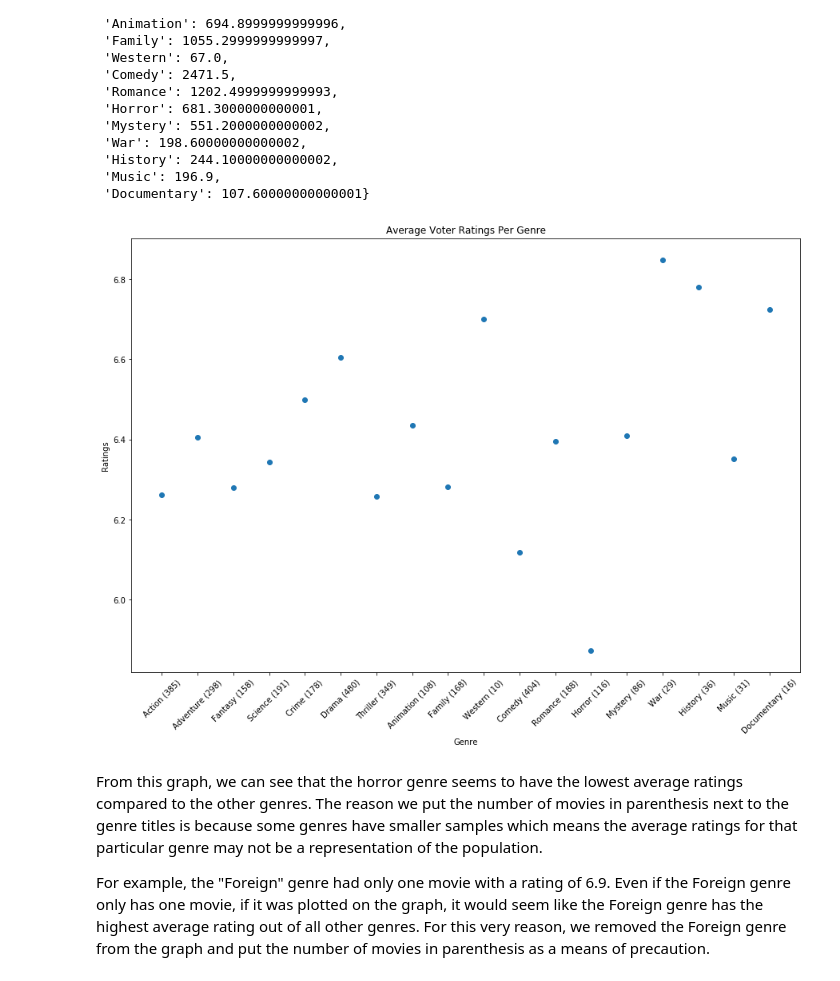
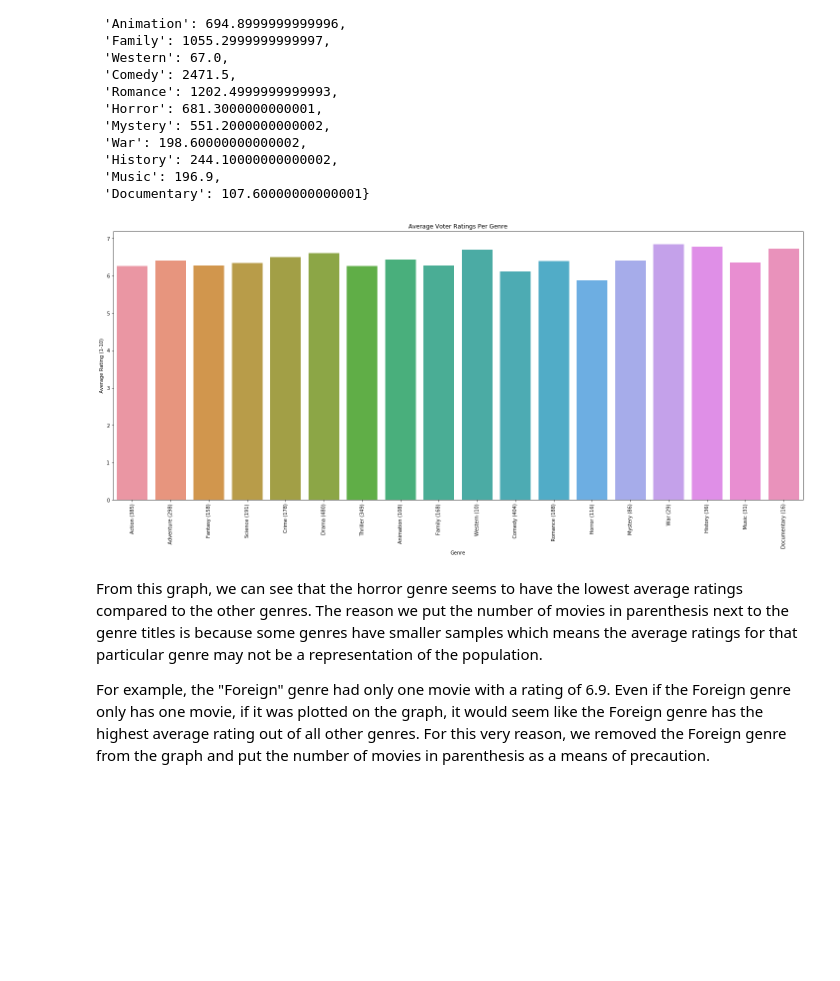
Before and after one commit to atulbharati/kevinh415.github.io, a Jupyter notebook: Movie.ipynb, the cells around one changed output. Saved outputs shown, nothing was run; the diff lists cells and outputs as text; code cells hidden in the pictures; blank space fills up the shorter version.

Commit message:
aesthetics and inflation

```diff
--- a/Movie.ipynb
+++ b/Movie.ipynb
@@ -57,15 +64,15 @@ months, days, and years.
 def get_year(row):
     date = row['release_date']
     y, _, _ = date.split("-")
-    return y
+    return int(y)
 def get_month(row):
     date = row['release_date']
     _, m, _ = date.split("-")
-    return m
+    return int(m)
 def get_day(row):
     date = row['release_date']
     _, _, d = date.split("-")
-    return d
+    return int(d)
 # %%
 # Create and set year, month, and day of release for each movie
 movies['release_year'] = movies.apply(get_year, axis = 1)
@@ -83,0 +93,12 @@ movies.head()
+# %%
+def get_current_budget(row):
+    return cpi.inflate(int(row['budget']), datetime.date(row['release_year'],row['release_month'],row['release_day']), datetime.date(2018,1,1))
+
+def get_current_revenue(row):
+    return cpi.inflate(int(row['revenue']), datetime.date(row['release_year'],row['release_month'],row['release_day']), datetime.date(2018,1,1))
+# %%
+# Replace existing budget and revenue values with those adjusted for inflation
+movies['budget'] = movies.apply(get_current_budget, axis=1)
+movies['revenue'] = movies.apply(get_current_revenue, axis=1)
+
+movies.head()
@@ -209,25 +260,25 @@ genres
 # %%
 average_ratings = []
 for (sum,denom) in zip(genres.values(),average_counter.values()):
     if denom != 0:
         average_ratings.append(sum/denom)
     else:
         average_ratings.append(0)
 
 # include the number of samples in the x-labels
 xvals = []
 for (genre, count) in zip(genres.keys(),average_counter.values()):
     xvals.append(genre + " (" + str(count) + ")")
 
-plt.figure(figsize=(15, 10))
-plt.scatter(xvals, average_ratings)
+plt.figure(figsize=(25, 10))
+sns.barplot(xvals, average_ratings)
 plt.title('Average Voter Ratings Per Genre')
-plt.ylabel('Ratings')
+plt.ylabel('Average Rating (1-10)')
 plt.xlabel('Genre')
-plt.xticks(rotation=45)
+plt.xticks(rotation=90)
 plt.show()
 # %% [output]
-[figure, old version]
+[figure, new version]
 # %% [markdown]
 From this graph, we can see that the horror genre seems to have the lowest average ratings compared to the other genres. The reason we put the number of movies in parenthesis next to the genre titles is because some genres have smaller samples which means the average ratings for that particular genre may not be a representation of the population.
 
```
Also changed, not shown: parts of 16 cells of this notebook.
